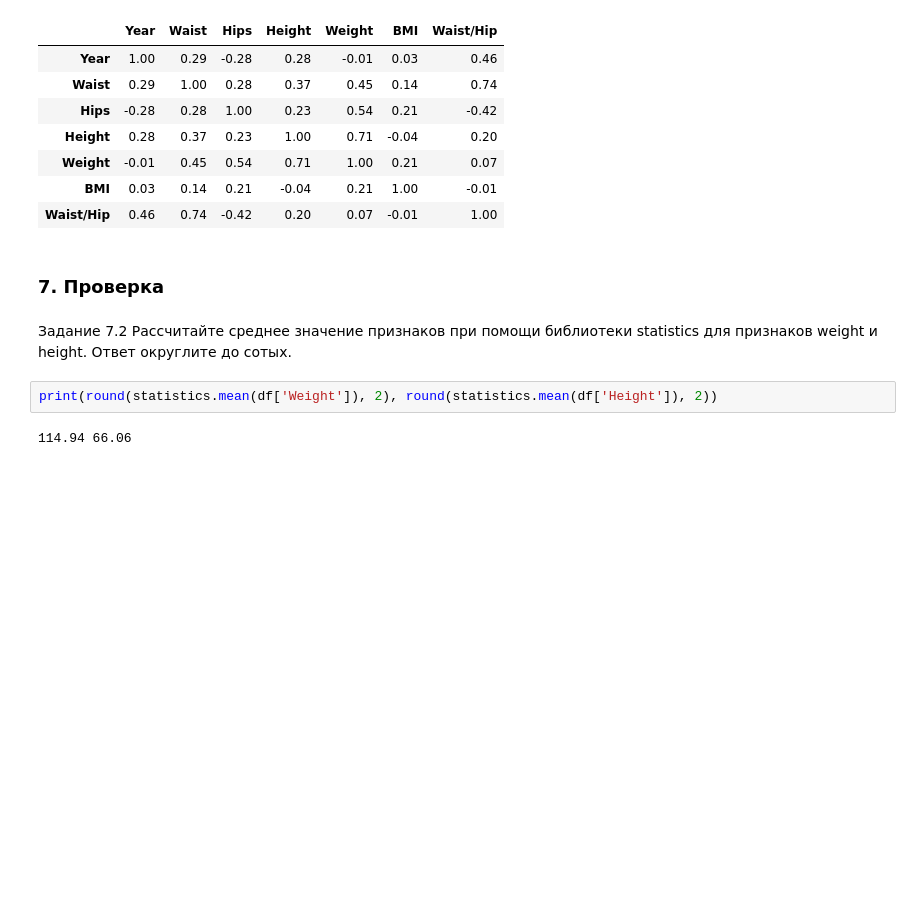
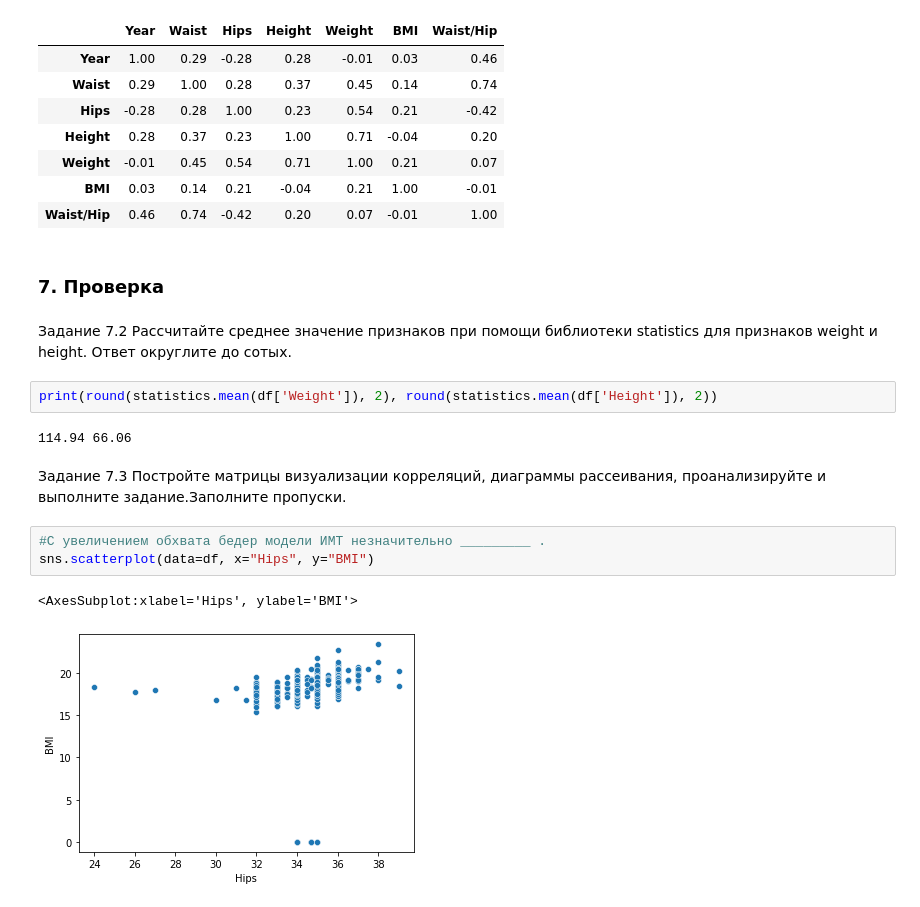
Before and after one commit to KostinAI/sf_data_science_kostin, a Jupyter notebook: SFDS_Block3_EDA/EDA_2_Math_statistics.ipynb, the cells around one changed output. Cells and saved outputs as stored; diff of their text form; blank space fills up the shorter version.

```diff
--- a/SFDS_Block3_EDA/EDA_2_Math_statistics.ipynb
+++ b/SFDS_Block3_EDA/EDA_2_Math_statistics.ipynb
@@ -261,3 +261,12 @@ round(df.corr(), 2)
 print(round(statistics.mean(df['Weight']), 2), round(statistics.mean(df['Height']), 2))
 # %% [output]
 114.94 66.06
+# %% [markdown]
+Задание 7.3
+Постройте матрицы визуализации корреляций, диаграммы рассеивания, проанализируйте и выполните задание.Заполните пропуски.
+# %%
+#С увеличением обхвата бедер модели ИМТ незначительно _________ .
+sns.scatterplot(data=df, x="Hips", y="BMI")
+# %% [output]
+<AxesSubplot:xlabel='Hips', ylabel='BMI'>
+[figure, added]
```
Also changed, not shown: parts of 3 cells of this notebook.
